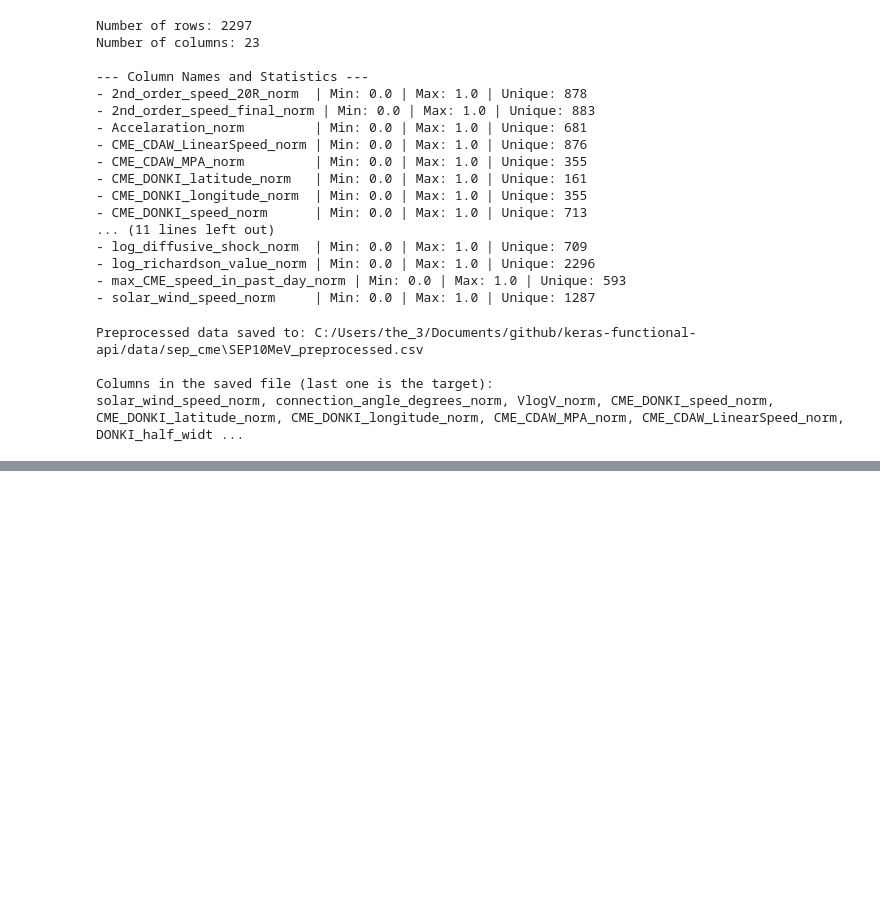
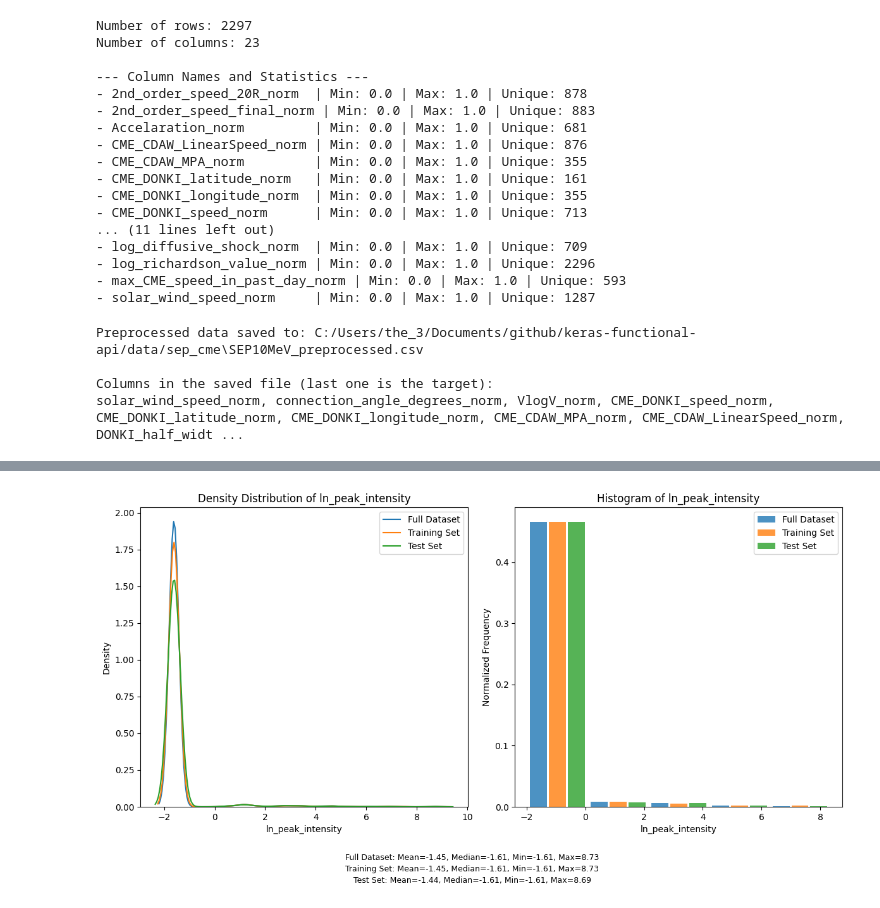
Before and after one commit to Machine-Earning/CISIR, a Jupyter notebook: notebooks/sep_cme_prep.ipynb, the cells around one changed output, grey strips where cells are left out. Cells and saved outputs as stored; diff of their text form; code cells hidden in the pictures; blank space fills up the shorter version.

```diff
--- a/notebooks/sep_cme_prep.ipynb
+++ b/notebooks/sep_cme_prep.ipynb
@@ -332,0 +355,7 @@ def stratified_split(
+# %%
+# split the dataset into training and testing sets
+df_train, df_test = stratified_split(preprocessed_df)
+
+# print the statistics of the training and testing sets
+analyze_dataframe(df_train)
+analyze_dataframe(df_test)
@@ -332,0 +479,9 @@ def stratified_split(
+# %%
+plot_dfs_distr(
+    preprocessed_df, df_train, df_test,
+    target_column='ln_peak_intensity',
+    labels=['Full Dataset', 'Training Set', 'Test Set'],
+    bins=5
+)
+# %% [output]
+[figure, added]
```
Also changed, not shown: parts of 9 cells of this notebook.
